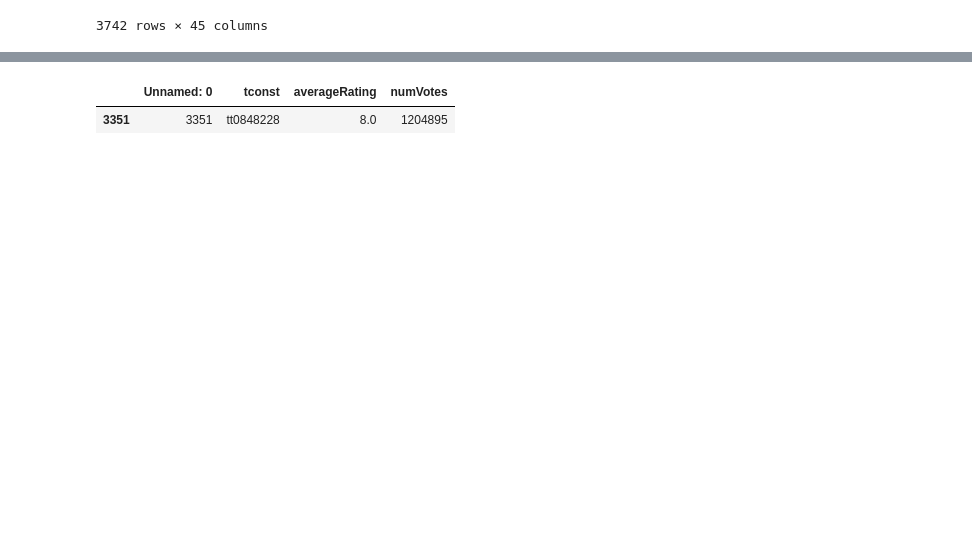
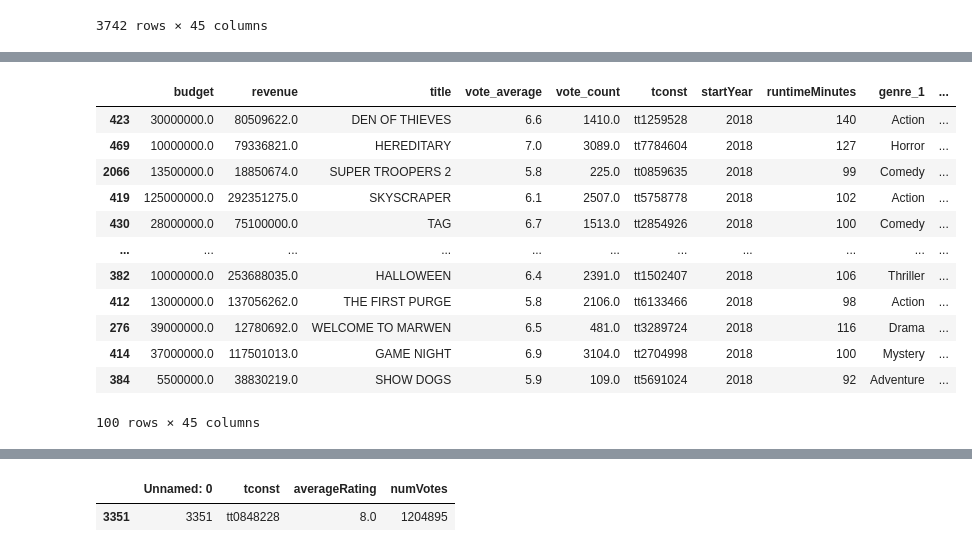
Before and after one commit to nsn116/Movie-Success-Predictor, a Jupyter notebook: data_preprocessing/Principals info.ipynb, the cells around one changed output, grey strips where cells are left out. Cells and saved outputs as stored; diff of their text form; code cells hidden in the pictures; blank space fills up the shorter version.

```diff
--- a/data_preprocessing/Principals info.ipynb
+++ b/data_preprocessing/Principals info.ipynb
@@ -543,0 +603,16 @@ everything_merged
+# %%
+movies_that_year
+# %% [output]
+|  | budget | revenue | title | vote_average | vote_count | tconst | startYear | runtimeMinutes | genre_1 | ... |
+| 423 | 30000000.0 | 80509622.0 | DEN OF THIEVES | 6.6 | 1410.0 | tt1259528 | 2018 | 140 | Action | ... |
+| 469 | 10000000.0 | 79336821.0 | HEREDITARY | 7.0 | 3089.0 | tt7784604 | 2018 | 127 | Horror | ... |
+| 2066 | 13500000.0 | 18850674.0 | SUPER TROOPERS 2 | 5.8 | 225.0 | tt0859635 | 2018 | 99 | Comedy | ... |
+| 419 | 125000000.0 | 292351275.0 | SKYSCRAPER | 6.1 | 2507.0 | tt5758778 | 2018 | 102 | Action | ... |
+| 430 | 28000000.0 | 75100000.0 | TAG | 6.7 | 1513.0 | tt2854926 | 2018 | 100 | Comedy | ... |
+| ... | ... | ... | ... | ... | ... | ... | ... | ... | ... | ... |
+| 382 | 10000000.0 | 253688035.0 | HALLOWEEN | 6.4 | 2391.0 | tt1502407 | 2018 | 106 | Thriller | ... |
+| 412 | 13000000.0 | 137056262.0 | THE FIRST PURGE | 5.8 | 2106.0 | tt6133466 | 2018 | 98 | Action | ... |
+| 276 | 39000000.0 | 12780692.0 | WELCOME TO MARWEN | 6.5 | 481.0 | tt3289724 | 2018 | 116 | Drama | ... |
+| 414 | 37000000.0 | 117501013.0 | GAME NIGHT | 6.9 | 3104.0 | tt2704998 | 2018 | 100 | Mystery | ... |
+| 384 | 5500000.0 | 38830219.0 | SHOW DOGS | 5.9 | 109.0 | tt5691024 | 2018 | 92 | Adventure | ... |
+100 rows × 45 columns
```
Also changed, not shown: parts of 11 cells of this notebook.
